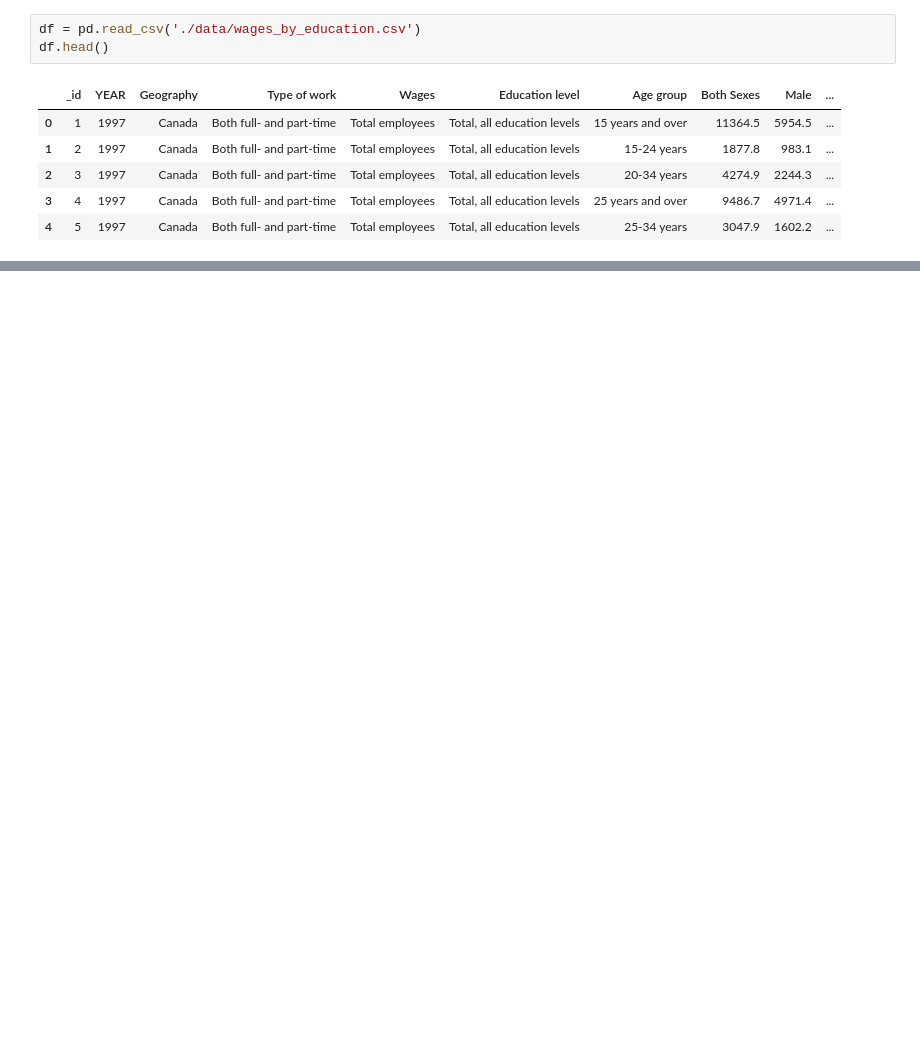
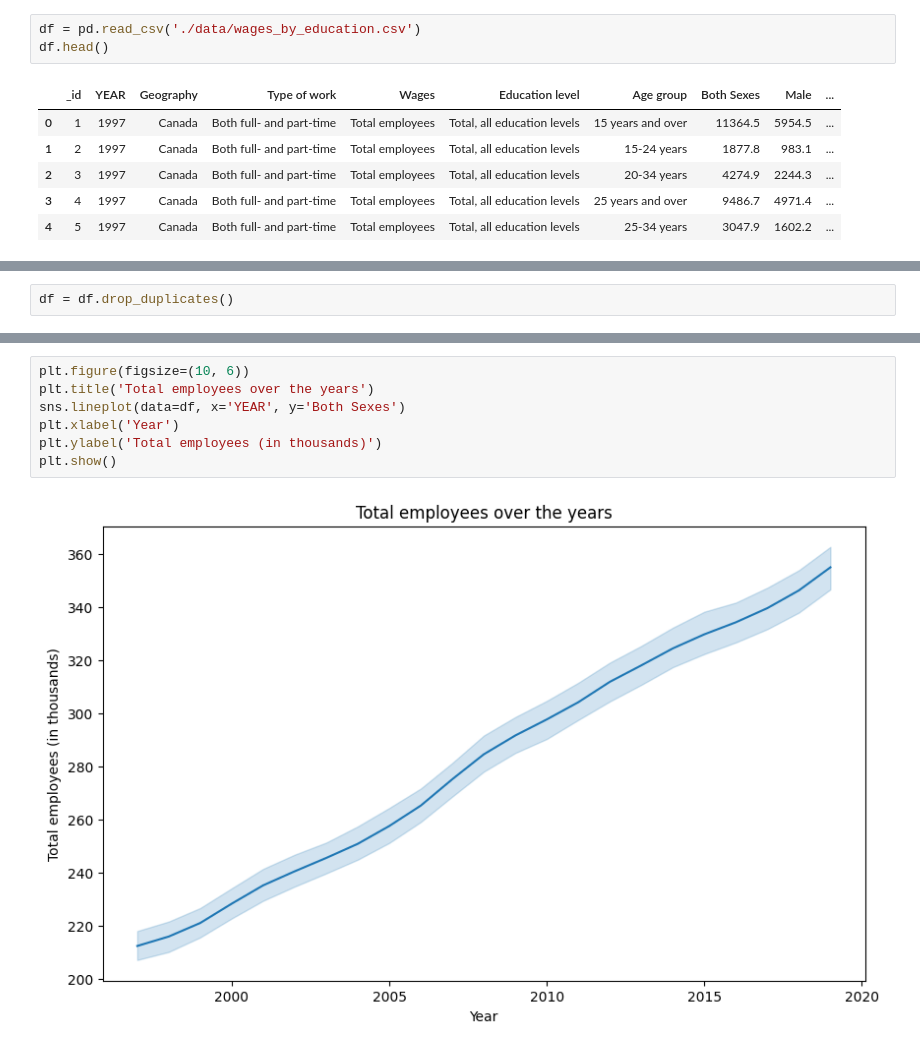
Before and after one commit to aidantrabs/dataviz, a Jupyter notebook: src/EDA.ipynb, the cells around one changed output, grey strips where cells are left out. Drawn from its saved outputs; the diff is of its cells as text; blank space fills up the shorter version.

Commit message:
Update data set description and start analysis

```diff
--- a/src/EDA.ipynb
+++ b/src/EDA.ipynb
@@ -45,0 +123,2 @@ This data set provides a comprehensive overview of wages segmented by various de
+# %%
+df = df.drop_duplicates()
@@ -45,0 +143,9 @@ This data set provides a comprehensive overview of wages segmented by various de
+# %%
+plt.figure(figsize=(10, 6))
+plt.title('Total employees over the years')
+sns.lineplot(data=df, x='YEAR', y='Both Sexes')
+plt.xlabel('Year')
+plt.ylabel('Total employees (in thousands)')
+plt.show()
+# %% [output]
+[figure, added]
```
Also changed, not shown: parts of 9 cells of this notebook.
